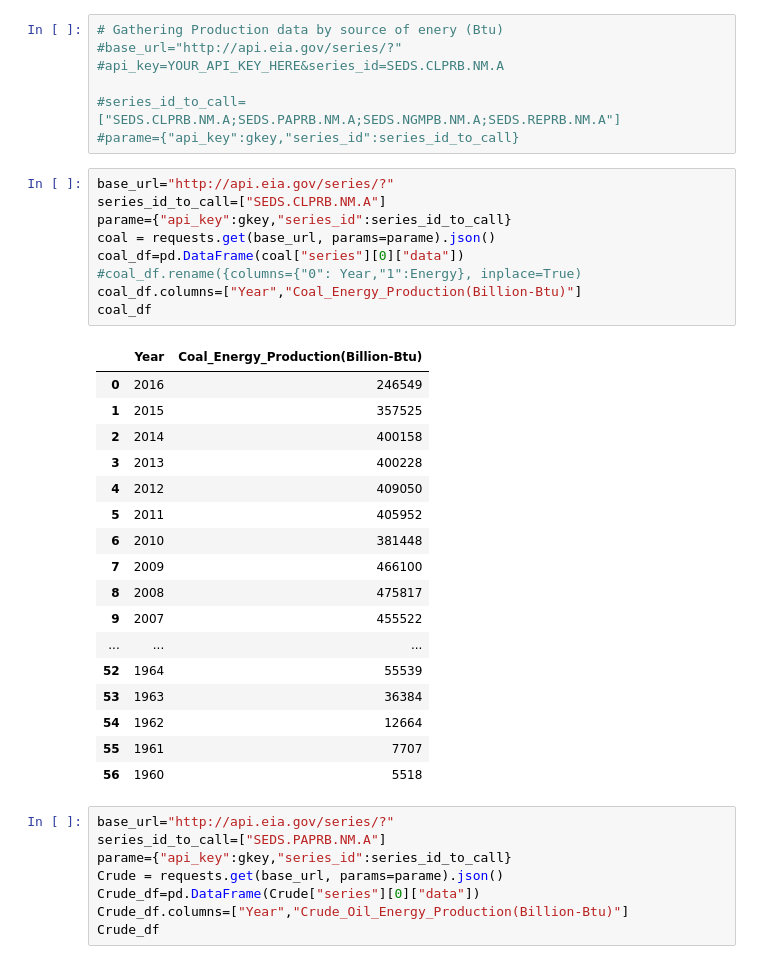
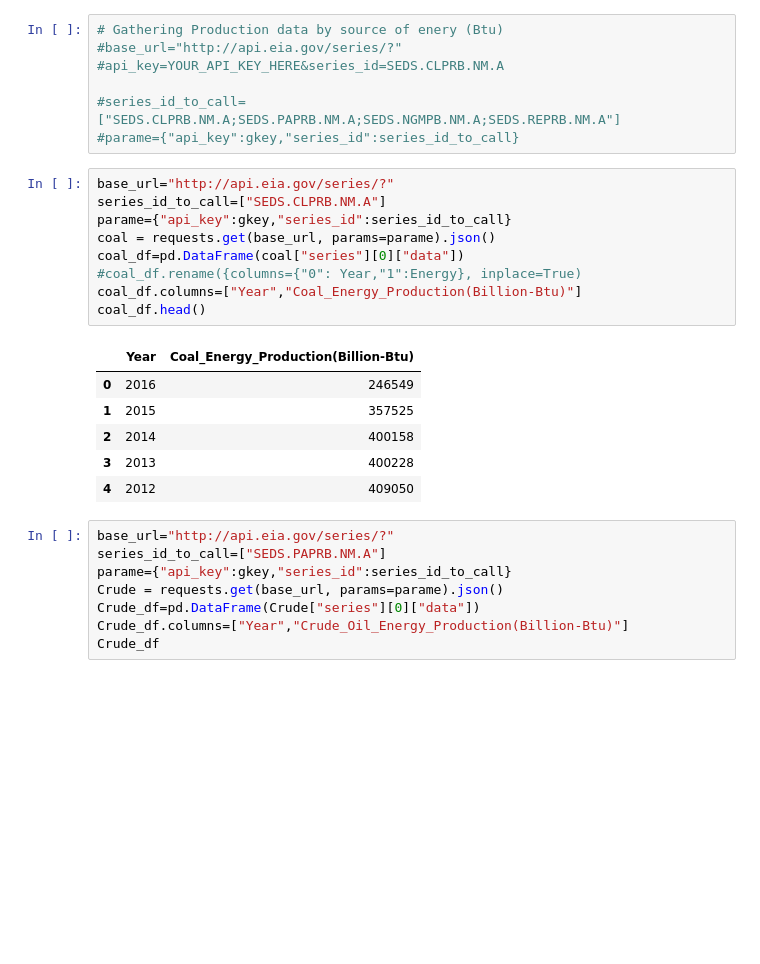
Before and after one commit to MTRaley52/Project_1, a Jupyter notebook: CleanenergyFile.ipynb, the cells around one changed output. Drawn from its saved outputs; the diff is of its cells as text; blank space fills up the shorter version.

```diff
--- a/CleanenergyFile.ipynb
+++ b/CleanenergyFile.ipynb
@@ -20,30 +20,19 @@ from confy import gkey
 # %%
 base_url="http://api.eia.gov/series/?"
 series_id_to_call=["SEDS.CLPRB.NM.A"]
 parame={"api_key":gkey,"series_id":series_id_to_call}
 coal = requests.get(base_url, params=parame).json()
 coal_df=pd.DataFrame(coal["series"][0]["data"])
 #coal_df.rename({columns={"0": Year,"1":Energy}, inplace=True)
 coal_df.columns=["Year","Coal_Energy_Production(Billion-Btu)"]
-coal_df
+coal_df.head()
 # %% [output]
 |  | Year | Coal_Energy_Production(Billion-Btu) |
 | 0 | 2016 | 246549 |
 | 1 | 2015 | 357525 |
 | 2 | 2014 | 400158 |
 | 3 | 2013 | 400228 |
 | 4 | 2012 | 409050 |
-| 5 | 2011 | 405952 |
-| 6 | 2010 | 381448 |
-| 7 | 2009 | 466100 |
-| 8 | 2008 | 475817 |
-| 9 | 2007 | 455522 |
-| ... | ... | ... |
-| 52 | 1964 | 55539 |
-| 53 | 1963 | 36384 |
-| 54 | 1962 | 12664 |
-| 55 | 1961 | 7707 |
-| 56 | 1960 | 5518 |
 # %%
 base_url="http://api.eia.gov/series/?"
 series_id_to_call=["SEDS.PAPRB.NM.A"]
```
